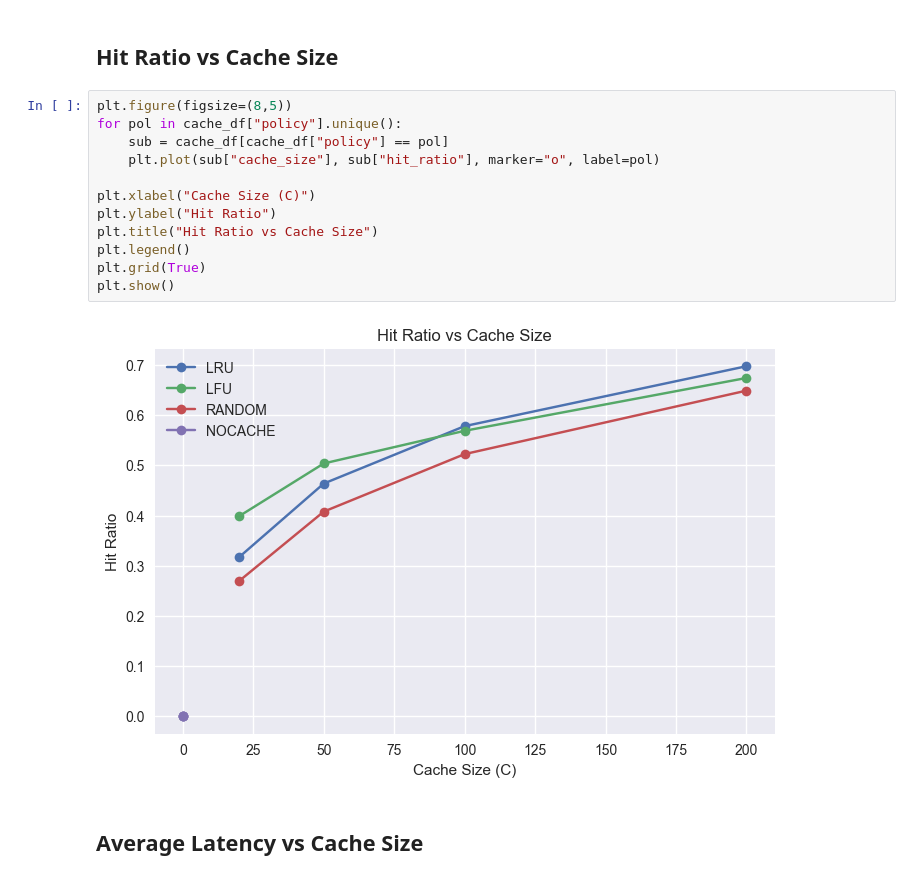
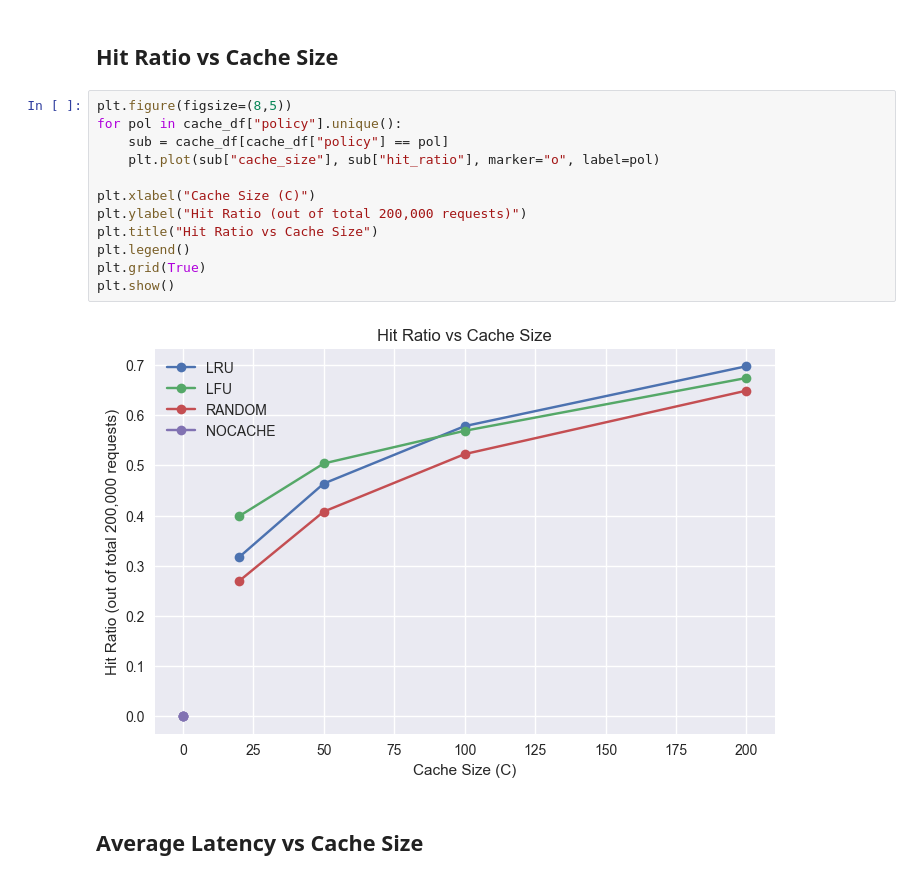
Before and after one commit to ibrikk/sdn-caching, a Jupyter notebook: analysis_plot.ipynb, the cells around one changed output. Saved outputs shown, nothing was run; the diff lists cells and outputs as text.

Commit message:
edit plots

```diff
--- a/analysis_plot.ipynb
+++ b/analysis_plot.ipynb
@@ -51,17 +51,17 @@ cache_df, zipf_df, edge_df
 # %%
 plt.figure(figsize=(8,5))
 for pol in cache_df["policy"].unique():
     sub = cache_df[cache_df["policy"] == pol]
     plt.plot(sub["cache_size"], sub["hit_ratio"], marker="o", label=pol)
 
 plt.xlabel("Cache Size (C)")
-plt.ylabel("Hit Ratio")
+plt.ylabel("Hit Ratio (out of total 200,000 requests)")
 plt.title("Hit Ratio vs Cache Size")
 plt.legend()
 plt.grid(True)
 plt.show()
 # %% [output]
-[figure, old version]
+[figure, new version]
 # %% [markdown]
 ## Average Latency vs Cache Size
 # %%
```
Also changed, not shown: parts of 4 cells of this notebook, 1 other file.
